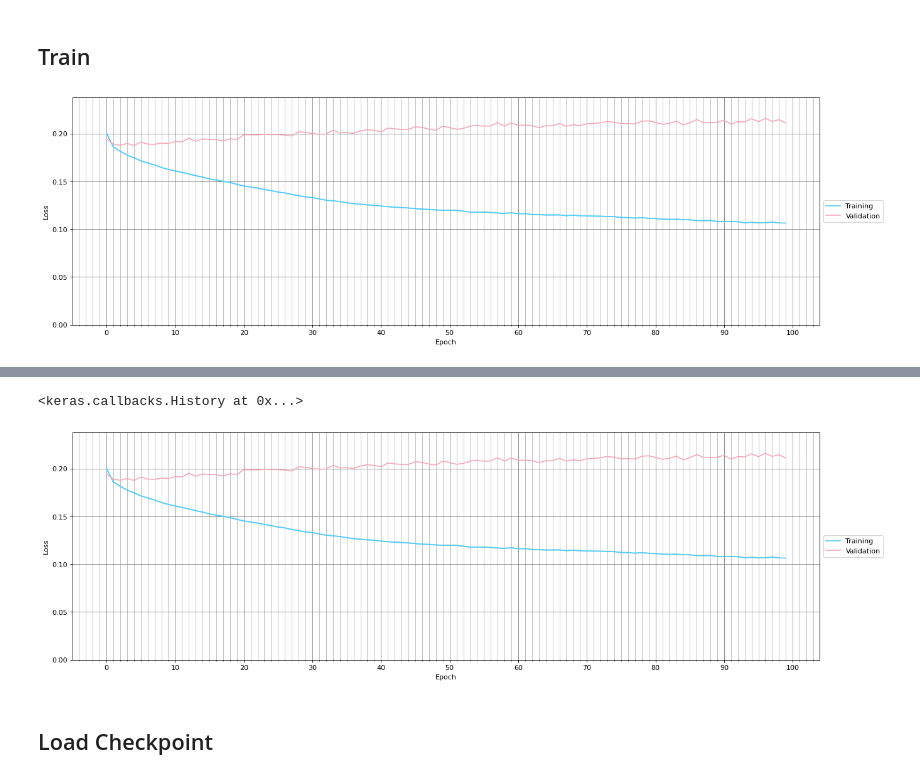
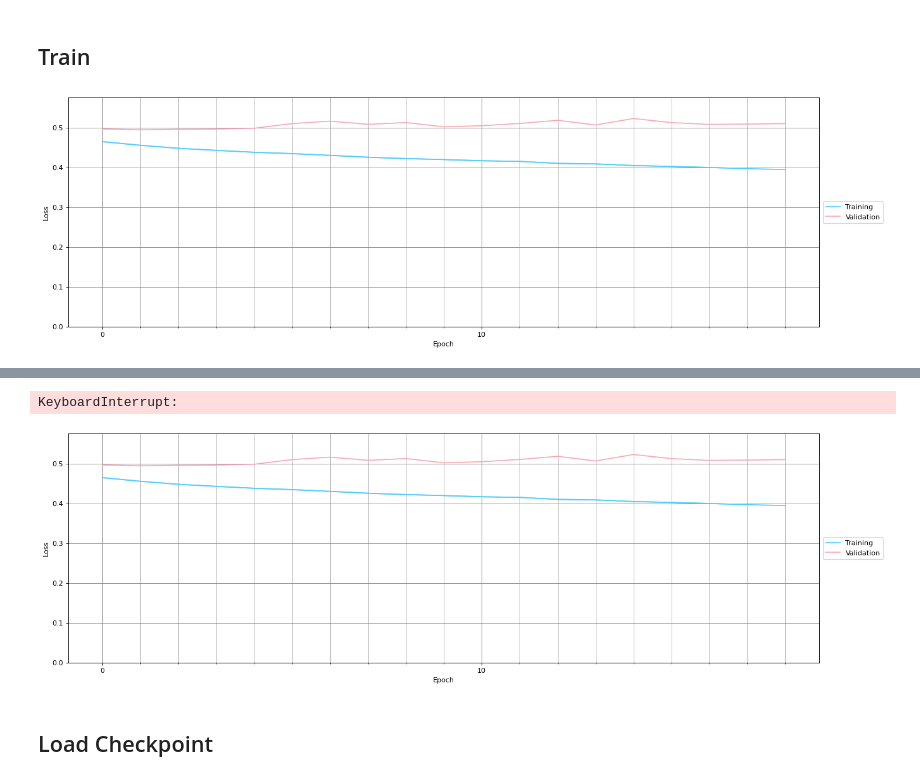
Before and after one commit to Group-Charlie-2022/Empathizer, a Jupyter notebook: transformer.ipynb, the cells around one changed output, grey strips where cells are left out. Drawn from its saved outputs; the diff is of its cells as text; code cells hidden in the pictures.

```diff
--- a/transformer.ipynb
+++ b/transformer.ipynb
@@ -347,23 +347,23 @@ def decode_sequence(input_sentence):
 # %% [markdown]
 ## Train
 # %%
-batch_size = 16
+batch_size = 32
 epochs = 100
 
 train_data = make_dataset(X_train, Y_train, batch_size)
 test_data = make_dataset(X_test, Y_test, batch_size)
 
 demo_str = "You should seek advice from a medical professional."
 
 filepath = os.path.join(checkpoints_dir, "transformer-f2c-{epoch:02d}-{loss:.4f}.ckpt")
 checkpoint = ModelCheckpoint(filepath, save_weights_only=True, monitor="loss", verbose=0, save_best_only=True, mode="min")
 
 model.fit(
     train_data,
     epochs=epochs,
     validation_data=(test_data),
     callbacks=[Plotter(), checkpoint, PrintDemo(demo_str)]
 )
 # %% [output]
-[figure, old version]
+[figure, new version]
 Epoch 1/100
@@ -386,5 +386,5 @@ Epoch 100/100
-<keras.callbacks.History at 0x...>
+KeyboardInterrupt:
-[figure, old version]
+[figure, new version]
 # %% [markdown]
 ## Load Checkpoint
 # %%
```
Also changed, not shown: parts of 2 cells of this notebook, 9 other files.
